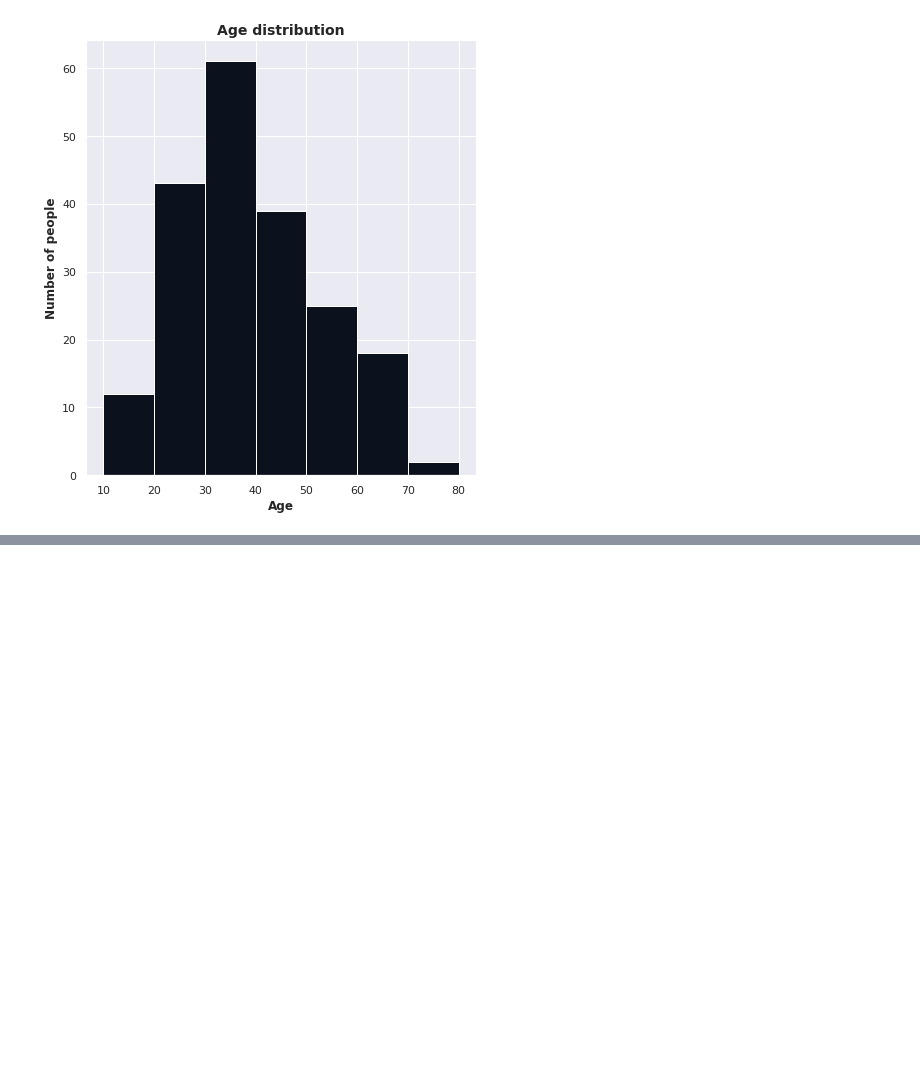
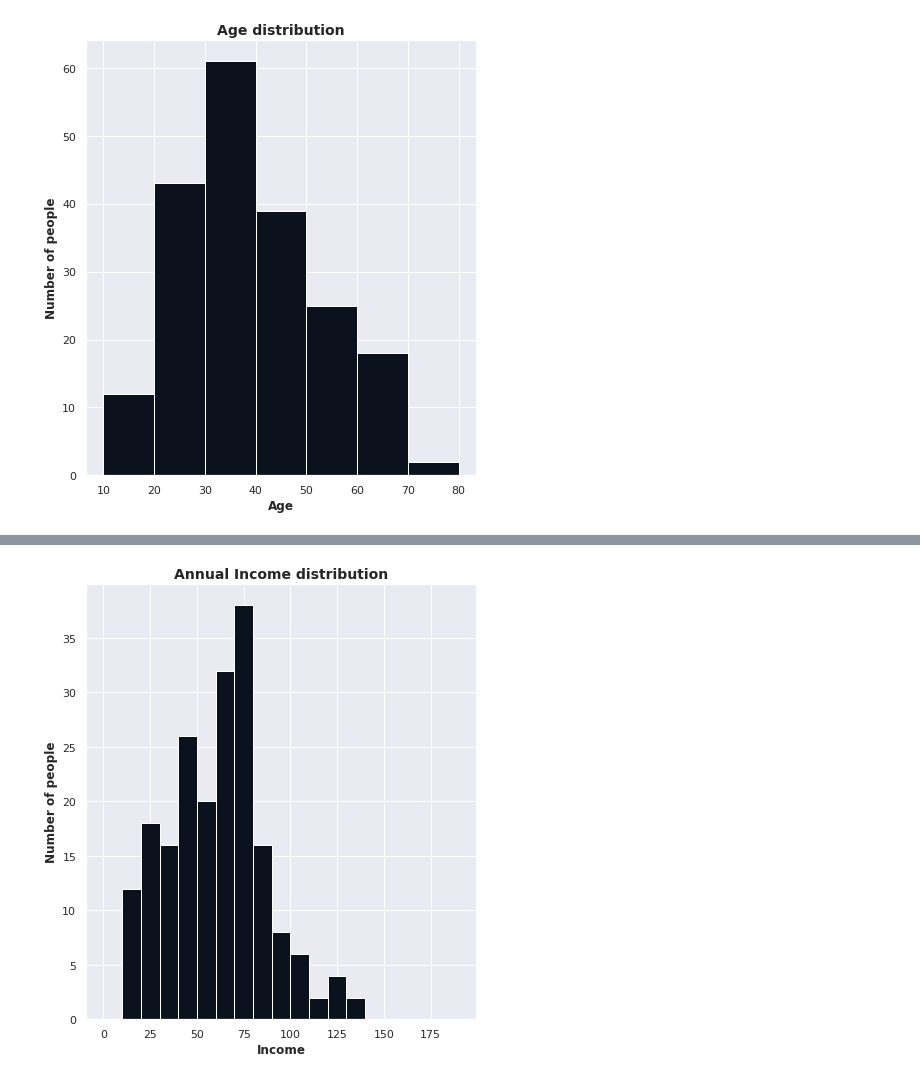
Before and after one commit to WorldWideWest/marketingAutomation, a Jupyter notebook: notebooks/KMEANS.ipynb, the cells around one changed output, grey strips where cells are left out. Drawn from its saved outputs; the diff is of its cells as text; code cells hidden in the pictures; blank space fills up the shorter version.

```diff
--- a/notebooks/KMEANS.ipynb
+++ b/notebooks/KMEANS.ipynb
@@ -71,0 +74,9 @@ plt.show()
+# %%
+plt.figure(figsize = (7, 8))
+plt.hist(data['Annual Income (k$)'], bins = range(0, 160, 10), color = '#0B111D')
+plt.title('Annual Income distribution', fontsize = 14, fontweight = 'bold')
+plt.xlabel('Income', fontsize = 12, fontweight = 'bold')
+plt.ylabel('Number of people', fontsize = 12, fontweight = 'bold')
+plt.show()
+# %% [output]
+[figure, added]
```
Also changed, not shown: parts of 5 cells of this notebook.
